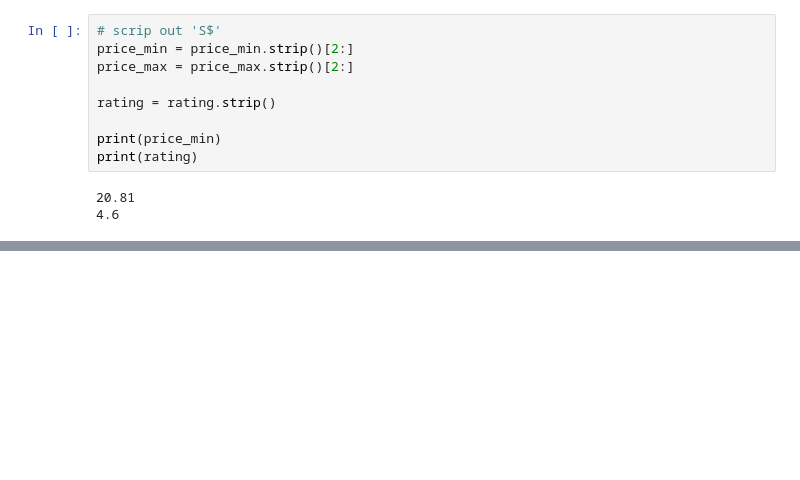
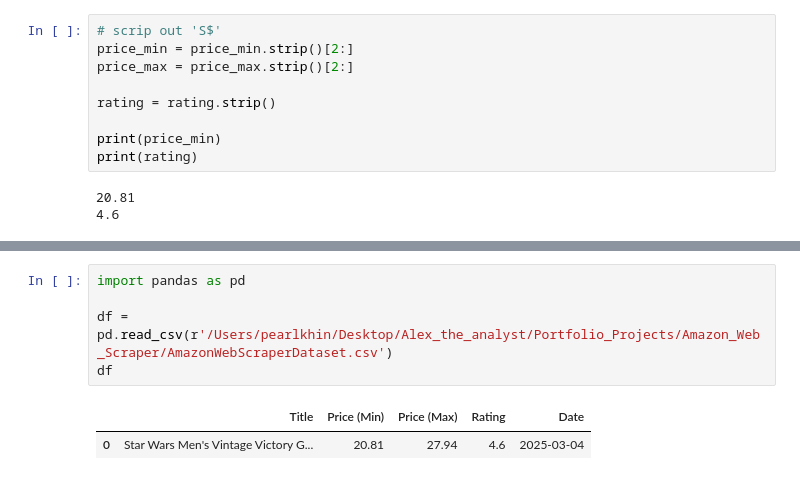
Before and after one commit to Pearl-15/Amazon_Web_Scraper, a Jupyter notebook: Amazon_Web_Scraper_Project.ipynb, the cells around one changed output, grey strips where cells are left out. Saved outputs shown, nothing was run; the diff lists cells and outputs as text; blank space fills up the shorter version.

```diff
--- a/Amazon_Web_Scraper_Project.ipynb
+++ b/Amazon_Web_Scraper_Project.ipynb
@@ -91,0 +110,8 @@ print(rating)
+# %%
+import pandas as pd
+
+df = pd.read_csv(r'/Users/pearlkhin/Desktop/Alex_the_analyst/Portfolio_Projects/Amazon_Web_Scraper/AmazonWebScraperDataset.csv')
+df
+# %% [output]
+|  | Title | Price (Min) | Price (Max) | Rating | Date |
+| 0 | Star Wars Men's Vintage Victory G... | 20.81 | 27.94 | 4.6 | 2025-03-04 |
```
Also changed, not shown: parts of 2 cells of this notebook, 1 other file.
